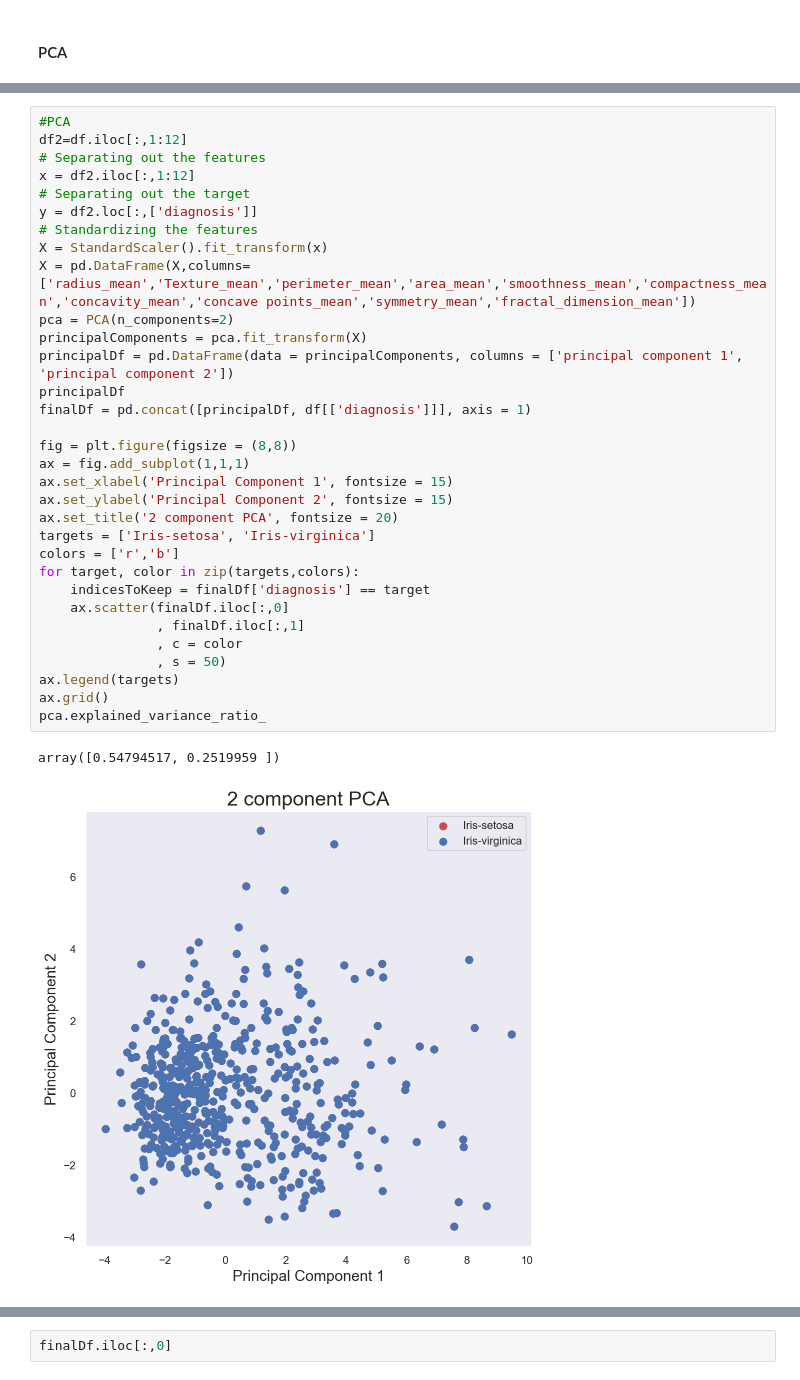
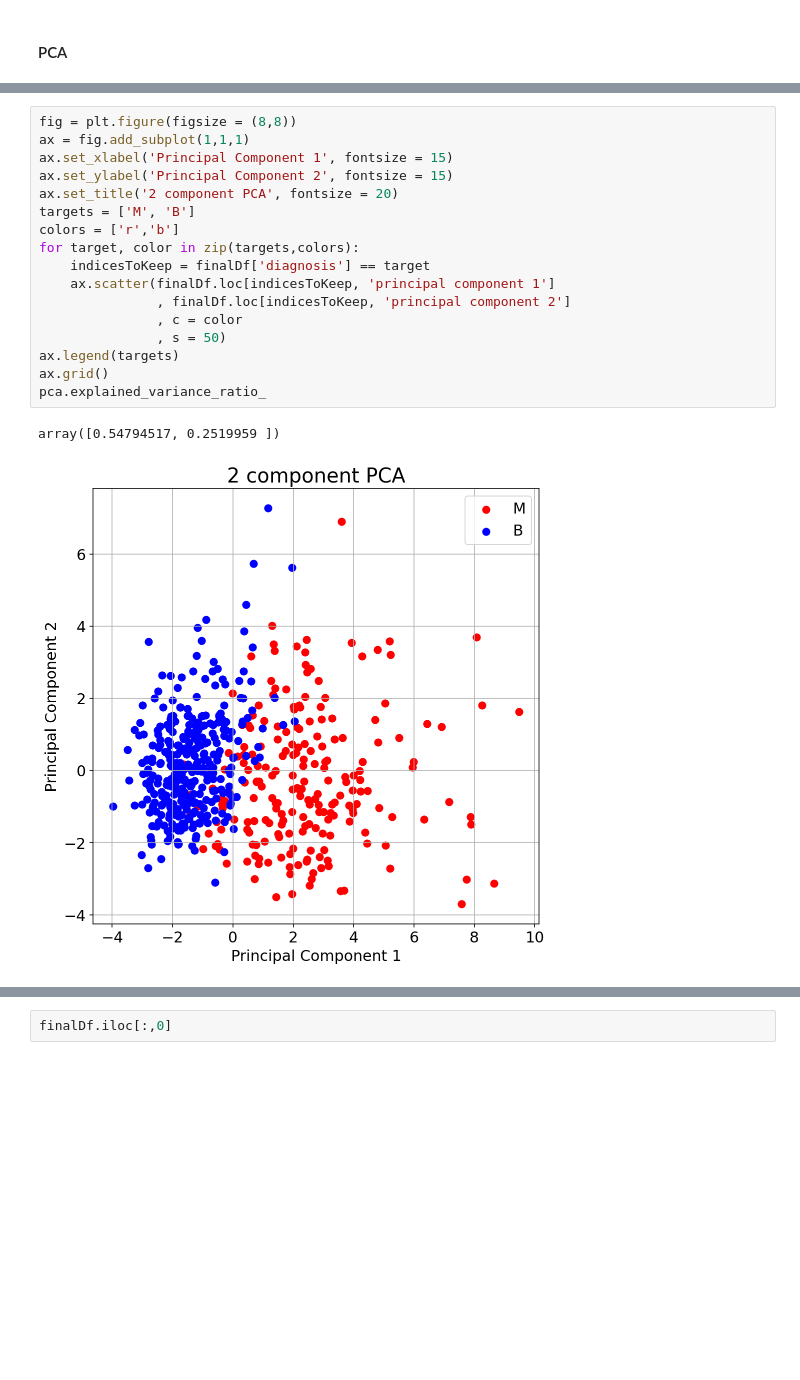
Before and after one commit to xxxxxxxxxie/509_Project, a Jupyter notebook: 509_project.ipynb, the cells around one changed output, grey strips where cells are left out. Saved outputs shown, nothing was run; the diff lists cells and outputs as text; blank space fills up the shorter version.

```diff
--- a/509_project.ipynb
+++ b/509_project.ipynb
@@ -385,35 +445,20 @@ fractal_dimension_worst                 1.000000
 # %%
-#PCA
-df2=df.iloc[:,1:12]
-# Separating out the features
-x = df2.iloc[:,1:12]
-# Separating out the target
-y = df2.loc[:,['diagnosis']]
-# Standardizing the features
-X = StandardScaler().fit_transform(x)
-X = pd.DataFrame(X,columns=['radius_mean','Texture_mean','perimeter_mean','area_mean','smoothness_mean','compactness_mean','concavity_mean','concave points_mean','symmetry_mean','fractal_dimension_mean'])
-pca = PCA(n_components=2)
-principalComponents = pca.fit_transform(X)
-principalDf = pd.DataFrame(data = principalComponents, columns = ['principal component 1', 'principal component 2'])
-principalDf
-finalDf = pd.concat([principalDf, df[['diagnosis']]], axis = 1)
-
 fig = plt.figure(figsize = (8,8))
 ax = fig.add_subplot(1,1,1)
 ax.set_xlabel('Principal Component 1', fontsize = 15)
 ax.set_ylabel('Principal Component 2', fontsize = 15)
 ax.set_title('2 component PCA', fontsize = 20)
-targets = ['Iris-setosa', 'Iris-virginica']
+targets = ['M', 'B']
 colors = ['r','b']
 for target, color in zip(targets,colors):
     indicesToKeep = finalDf['diagnosis'] == target
-    ax.scatter(finalDf.iloc[:,0]
-               , finalDf.iloc[:,1]
+    ax.scatter(finalDf.loc[indicesToKeep, 'principal component 1']
+               , finalDf.loc[indicesToKeep, 'principal component 2']
                , c = color
                , s = 50)
 ax.legend(targets)
 ax.grid()
 pca.explained_variance_ratio_
 # %% [output]
 array([0.54794517, 0.2519959 ])
-[figure, old version]
+[figure, new version]
```
Also changed, not shown: parts of 6 cells of this notebook.
